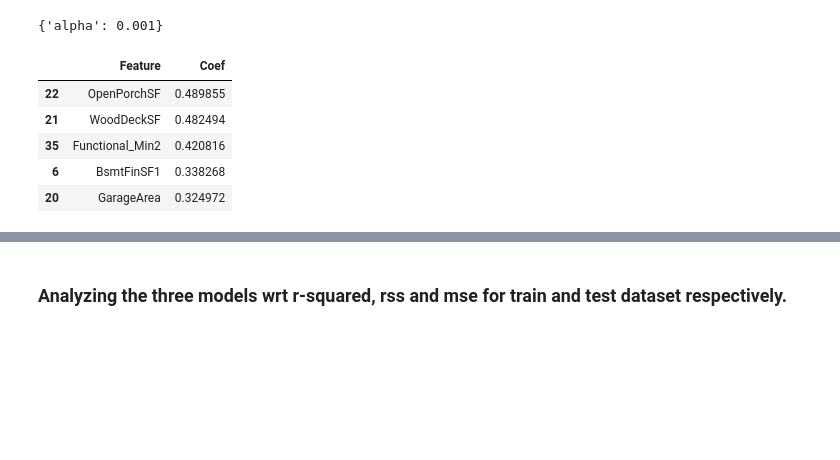
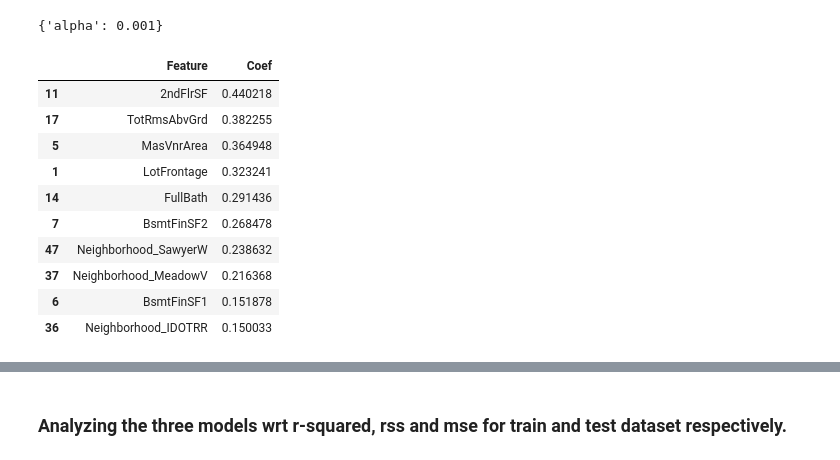
Before and after one commit to rahul2july/housingpriceprediction, a Jupyter notebook: Housing_Price_Prediction.ipynb, the cells around one changed output, grey strips where cells are left out. Saved outputs shown, nothing was run; the diff lists cells and outputs as text; code cells hidden in the pictures; blank space fills up the shorter version.

Commit message:
Changes for model selection and cleanup

```diff
--- a/Housing_Price_Prediction.ipynb
+++ b/Housing_Price_Prediction.ipynb
@@ -389,7 +391,8 @@ Name: SaleCondition, dtype: int64
 ##### Hence dropping these.
 # %%
 housing.drop(columns=['MiscFeature','PoolQC','Heating','Condition2','RoofMatl','Street',
-                      'Utilities','Alley','LandSlope'],inplace=True)
+                      'Utilities','Alley','LandSlope', 'Functional', 'Electrical',
+                      'CentralAir', 'GarageCond', 'CentralAir'],inplace=True)
 # %%
 # Updated Columns
 datatype_columns = housing.dtypes
@@ -464,16 +467,16 @@ housing['BsmtExposure'] = housing.BsmtExposure.map({'NA':0,'No':1,'Mn':2,'Av':3,
 housing['BsmtFinType1'] = housing.BsmtFinType1.map({'NA':0,'Unf':1,'LwQ':2,'Rec':3,'BLQ':4,'ALQ':5,'GLQ':6})
 housing['BsmtFinType2'] = housing.BsmtFinType2.map({'NA':0,'Unf':1,'LwQ':2,'Rec':3,'BLQ':4,'ALQ':5,'GLQ':6})
 housing['HeatingQC'] = housing.HeatingQC.map({'Po':0,'Fa':1,'TA':2,'Gd':3,'Ex':4})
-housing['CentralAir'] = housing.CentralAir.map({'N':0,'Y':1})
+#housing['CentralAir'] = housing.CentralAir.map({'N':0,'Y':1})
 housing['KitchenQual'] = housing.KitchenQual.map({'Po':0,'Fa':1,'TA':2,'Gd':3,'Ex':4})
 housing['GarageFinish'] = housing.GarageFinish.map({'NA':0,'Unf':1,'RFn':2,'Fin':3})
 housing['GarageQual'] = housing.GarageQual.map({'NA':0,'Po':1,'Fa':2,'TA':3,'Gd':4,'Ex':5})
-housing['GarageCond'] = housing.GarageCond.map({'NA':0,'Po':1,'Fa':2,'TA':3,'Gd':4,'Ex':5})
+#housing['GarageCond'] = housing.GarageCond.map({'NA':0,'Po':1,'Fa':2,'TA':3,'Gd':4,'Ex':5})
 housing['ExterCond'] = housing.ExterCond.map({'Po':0,'Fa':1,'TA':2,'Gd':3,'Ex':4})
 housing['LotShape'] = housing.LotShape.map({'IR1':0,'IR2':1,'IR3':2,'Reg':3})
 # %%
 ordinal_categorical_list = ['ExterQual','BsmtQual','BsmtCond','BsmtExposure','BsmtFinType1','BsmtFinType2',
-            'HeatingQC','CentralAir',  'KitchenQual','GarageFinish','GarageQual','GarageCond',
+            'HeatingQC','KitchenQual','GarageFinish','GarageQual',
              'ExterCond','LotShape']
 print (housing[ordinal_categorical_list].head())
 print (housing.shape)
@@ -1156,7 +1157,6 @@ print(model_cv.best_params_)
 # %%
-#Fitting Ridge model for alpha = .001 and printing coefficients which have been penalised
-
-alpha = 10
+#Fitting Ridge model for alpha = 9.0 and printing coefficients which have been penalised
+alpha = 9.0
 
 ridge = Ridge(alpha=alpha)
 
@@ -1321,14 +1326,19 @@ cols.insert(0,'const')
 lasso_coef = pd.DataFrame(list(zip(cols,model_param)))
 lasso_coef.columns = ['Feature','Coef']
 # %%
-lasso_coef.sort_values(by='Coef',ascending=False).head(5)
+lasso_coef.sort_values(by='Coef',ascending=False).head(10)
 # %% [output]
 |  | Feature | Coef |
-| 22 | OpenPorchSF | 0.489855 |
-| 21 | WoodDeckSF | 0.482494 |
-| 35 | Functional_Min2 | 0.420816 |
-| 6 | BsmtFinSF1 | 0.338268 |
-| 20 | GarageArea | 0.324972 |
+| 11 | 2ndFlrSF | 0.440218 |
+| 17 | TotRmsAbvGrd | 0.382255 |
+| 5 | MasVnrArea | 0.364948 |
+| 1 | LotFrontage | 0.323241 |
+| 14 | FullBath | 0.291436 |
+| 7 | BsmtFinSF2 | 0.268478 |
+| 47 | Neighborhood_SawyerW | 0.238632 |
+| 37 | Neighborhood_MeadowV | 0.216368 |
+| 6 | BsmtFinSF1 | 0.151878 |
+| 36 | Neighborhood_IDOTRR | 0.150033 |
 # %%
 # Lets calculate some metrics such as R2 score, RSS and RMSE
 
```
Also changed, not shown: parts of 41 cells of this notebook.
